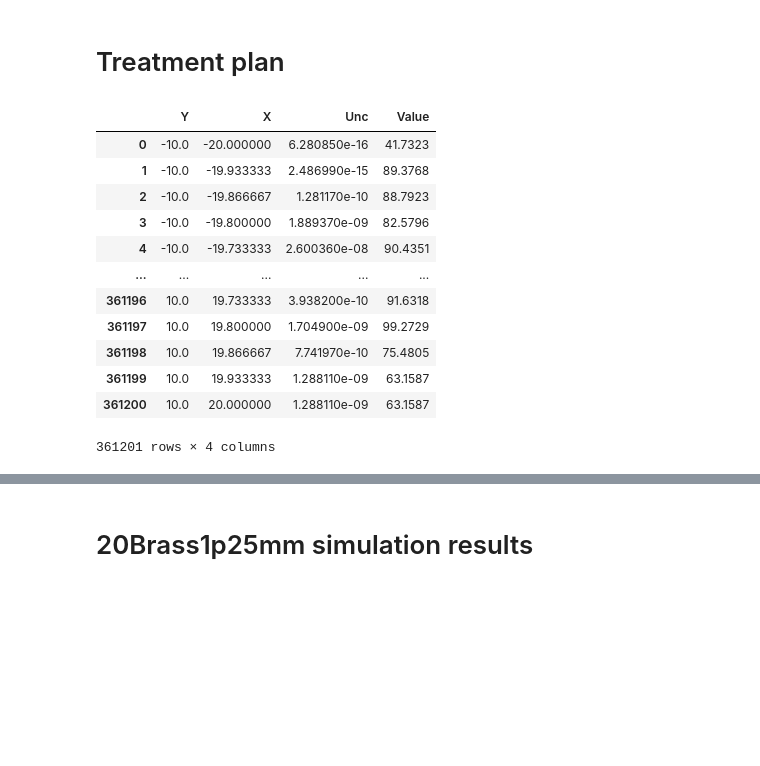
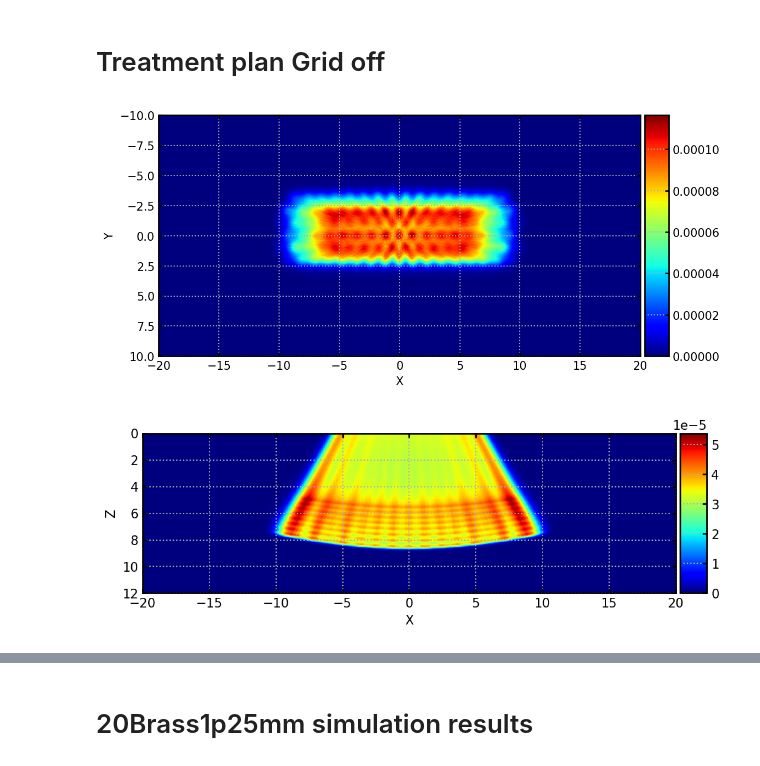
Before and after one commit to sewerininc/fluka_simulations, a Jupyter notebook: python_notebook/first test.ipynb, the cells around one changed output, grey strips where cells are left out. Saved outputs shown, nothing was run; the diff lists cells and outputs as text; code cells hidden in the pictures; blank space fills up the shorter version.

```diff
--- a/python_notebook/first test.ipynb
+++ b/python_notebook/first test.ipynb
@@ -17,7 +17,7 @@ plt.rc("ytick", labelsize=10, right=True, direction="in") #Samme som ovenståend
 plt.rc("axes", grid=True, linewidth=1.3) #Slår grid til, og sætter tykkelsen af plot-spine
 plt.rc("grid", ls=":", lw=1) #Sætter gridstyle som ":"
 plt.rc('font', size=10) #Font og fontstørrelse
-plt.rc("figure", figsize=(6,3), dpi=150) #Figurstørrelse og opløsningen på graferne
+plt.rc("figure", figsize=(8,4), dpi=150) #Figurstørrelse og opløsningen på graferne
 plt.rc("ytick.major", width=1.3) #Sætter tykkelsen på yticks
 plt.rc("xtick.major", width=1.3) #Sætter tykkelsen på xticks
 # %%
@@ -345,19 +374,2 @@ def plot_branch(A, Z):
 # %% [markdown]
-# Treatment plan
+# Treatment plan Grid off
-# %%
-df = load_dat_file(treatmentplan_no_grid[0], ["Y", "X"])
-df
-# %% [output]
-|  | Y | X | Unc | Value |
-| 0 | -10.0 | -20.000000 | 6.280850e-16 | 41.7323 |
-| 1 | -10.0 | -19.933333 | 2.486990e-15 | 89.3768 |
-| 2 | -10.0 | -19.866667 | 1.281170e-10 | 88.7923 |
-| 3 | -10.0 | -19.800000 | 1.889370e-09 | 82.5796 |
-| 4 | -10.0 | -19.733333 | 2.600360e-08 | 90.4351 |
-| ... | ... | ... | ... | ... |
-| 361196 | 10.0 | 19.733333 | 3.938200e-10 | 91.6318 |
-| 361197 | 10.0 | 19.800000 | 1.704900e-09 | 99.2729 |
-| 361198 | 10.0 | 19.866667 | 7.741970e-10 | 75.4805 |
-| 361199 | 10.0 | 19.933333 | 1.288110e-09 | 63.1587 |
-| 361200 | 10.0 | 20.000000 | 1.288110e-09 | 63.1587 |
-361201 rows × 4 columns
@@ -366,10 +376,8 @@ x, y = np.meshgrid(df["X"], df["Y"])
 # %%
-
-# Create plot
-fig, ax = plt.subplots()
-im = ax.imshow(df["value"], extent=[df["X"].min(), df["X"].max(), df["Y"].max(), df["Y"].min()])
-ax.set_xlabel("X")
-ax.set_ylabel("Y")
-ax.set_title("My Imshow Plot")
-fig.colorbar(im)
-plt.show()
+plotter_treat(treatmentplan_no_grid[0], ["X", "Y"])
+# %% [output]
+[figure, added]
+# %%
+plotter_treat(treatmentplan_no_grid[1], ["X", "Z"], swap_dims=False)
+# %% [output]
+[figure, added]
```
Also changed, not shown: parts of 11 cells of this notebook, 6 other files.
